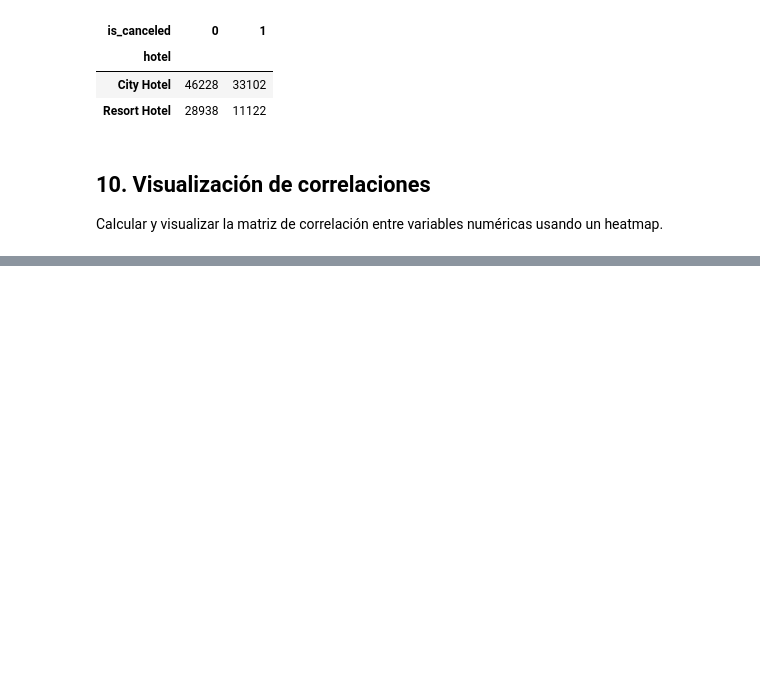
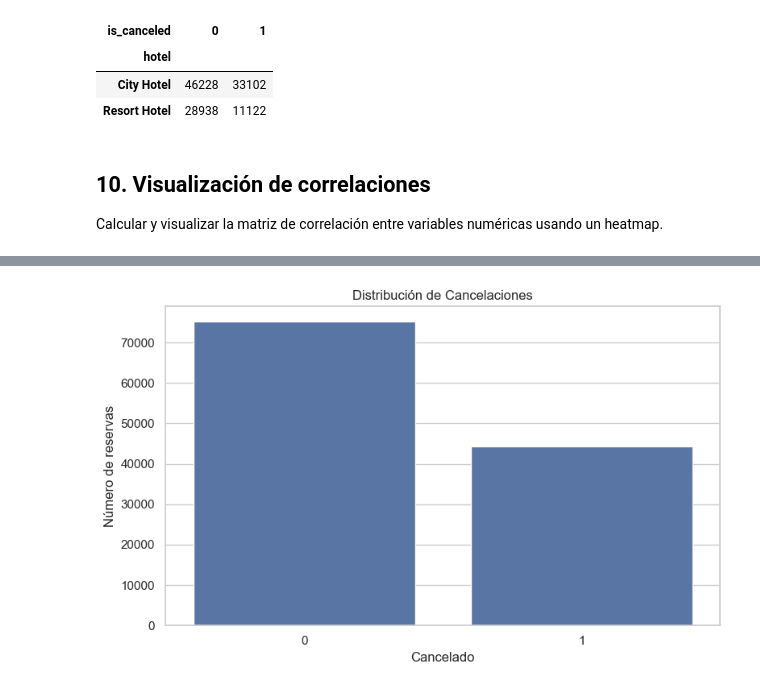
Before and after one commit to BielNietoJuanes/hotel-booking-eda, a Jupyter notebook: notebooks/eda.ipynb, the cells around one changed output, grey strips where cells are left out. Saved outputs shown, nothing was run; the diff lists cells and outputs as text; code cells hidden in the pictures; blank space fills up the shorter version.

Commit message:
add visualization module and EDA plots with insights

```diff
--- a/notebooks/eda.ipynb
+++ b/notebooks/eda.ipynb
@@ -170,0 +184,4 @@ plt.show()
+# %%
+plot_cancellations(df)
+# %% [output]
+[figure, added]
```
Also changed, not shown: parts of 11 cells of this notebook, 2 other files.
